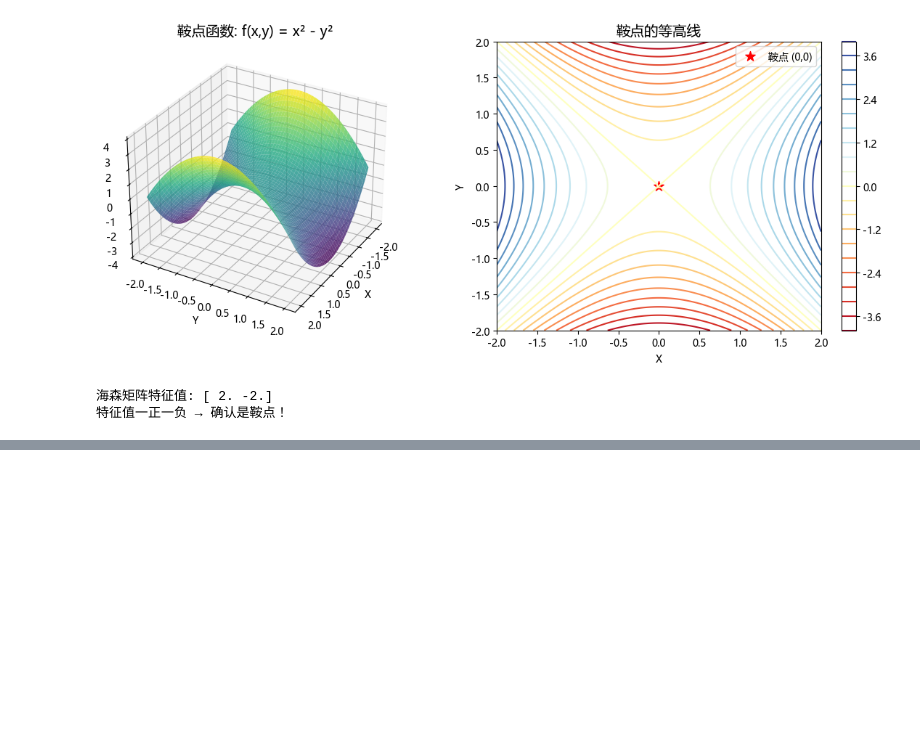
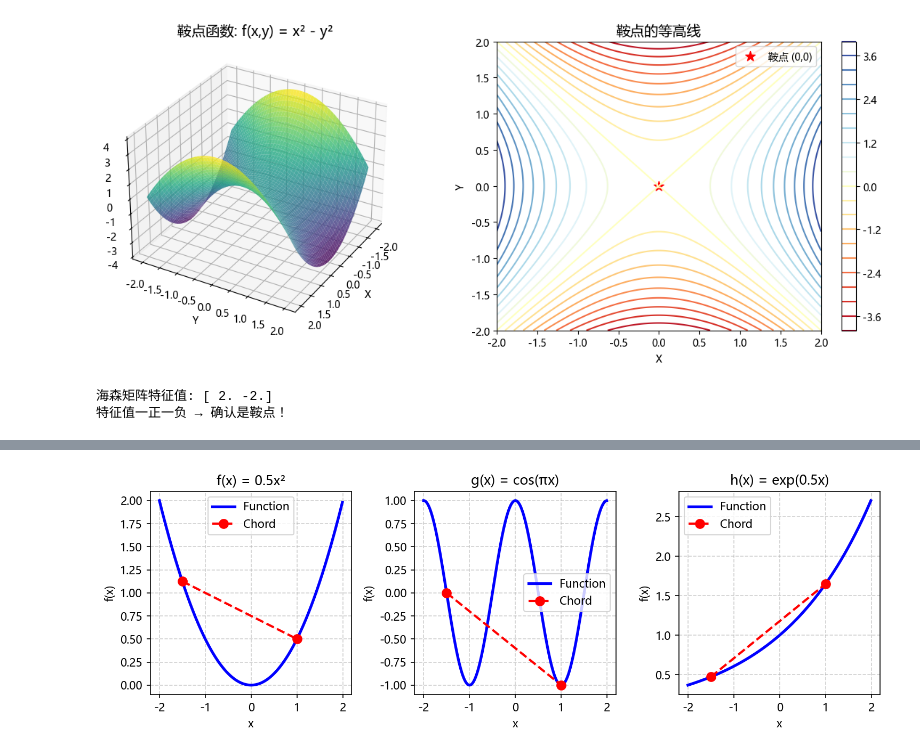
Before and after one commit to XSJWF/DLL, a Jupyter notebook: notebooks/DL_10.ipynb, the cells around one changed output, grey strips where cells are left out. Saved outputs shown, nothing was run; the diff lists cells and outputs as text; code cells hidden in the pictures; blank space fills up the shorter version.

```diff
--- a/notebooks/DL_10.ipynb
+++ b/notebooks/DL_10.ipynb
@@ -125,0 +132,43 @@ print("特征值一正一负 → 确认是鞍点！")
+# %%
+# 定义三个函数
+f = lambda x: 0.5 * x**2  # 凸函数
+g = lambda x: torch.cos(np.pi * x)  # 非凸函数
+h = lambda x: torch.exp(0.5 * x)  # 凸函数
+
+# 创建数据点
+x = torch.arange(-2, 2, 0.01)
+# 定义线段的两端点（用于连接演示凸性）
+segment = torch.tensor([-1.5, 1])
+
+# 设置图形输出为矢量图格式（可选，不影响显示）
+plt.rcParams['figure.dpi'] = 150
+plt.rcParams['savefig.format'] = 'svg'
+
+# 创建1行3列的子图
+fig, axes = plt.subplots(1, 3, figsize=(10, 3.5))
+
+# 为每个子图绘制对应的函数
+for ax, func, title in zip(axes, [f, g, h], ['f(x) = 0.5x²', 'g(x) = cos(πx)', 'h(x) = exp(0.5x)']):
+    # 绘制主函数曲线
+    ax.plot(x.numpy(), func(x).numpy(), 'b-', linewidth=2.5, label='Function')
+
+    # 计算并绘制连接线段（弦）
+    segment_y = func(segment)
+    ax.plot(segment.numpy(), segment_y.numpy(), 'r--o', linewidth=2, markersize=8, label='Chord')
+
+    # 填充弦上方的区域，直观展示凸性：弦在函数曲线上方
+    ax.fill_between(segment.numpy(),
+                    segment_y.numpy(),
+                    func(segment).numpy(),
+                    color='red', alpha=0.1)
+
+    ax.grid(True, linestyle='--', alpha=0.6)
+    ax.set_xlabel('x')
+    ax.set_ylabel('f(x)')
+    ax.set_title(title)
+    ax.legend()
+
+plt.tight_layout()
+plt.show()
+# %% [output]
+[figure, added]
```
Also changed, not shown: parts of 3 cells of this notebook, 1 other file.
